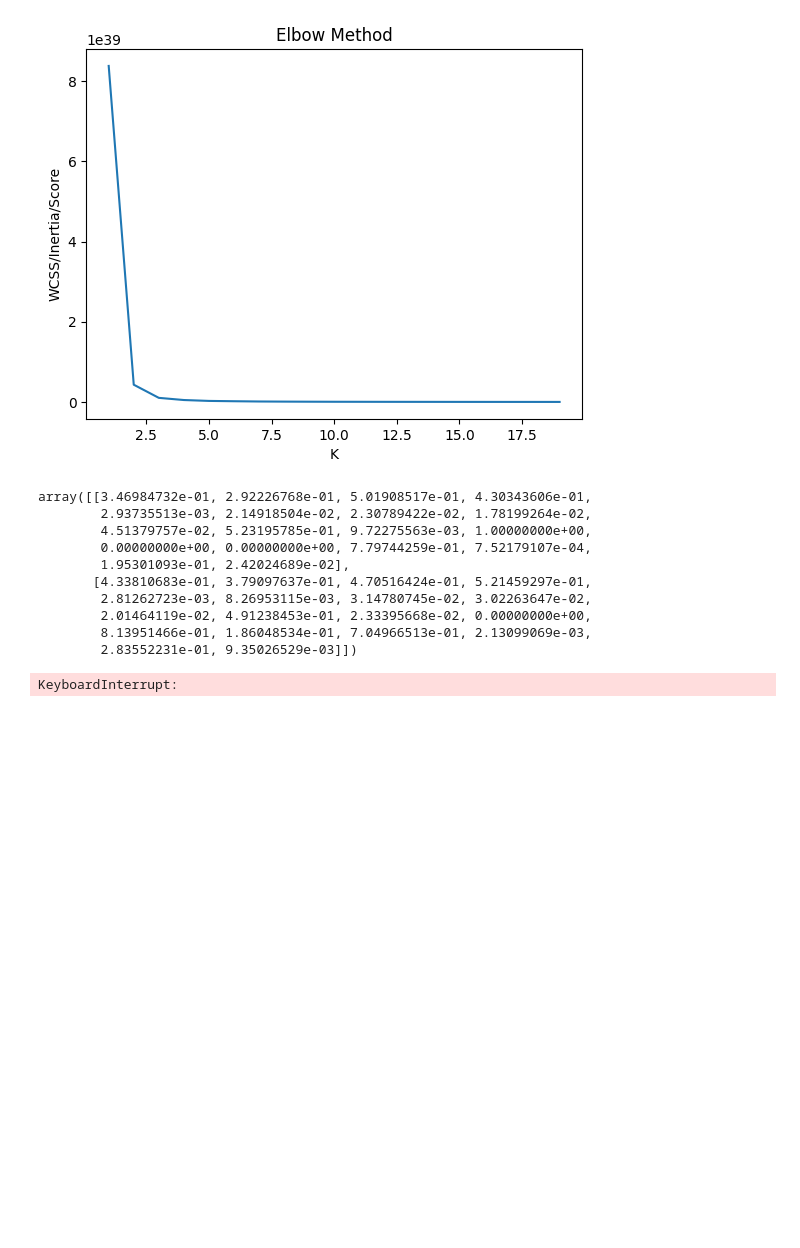
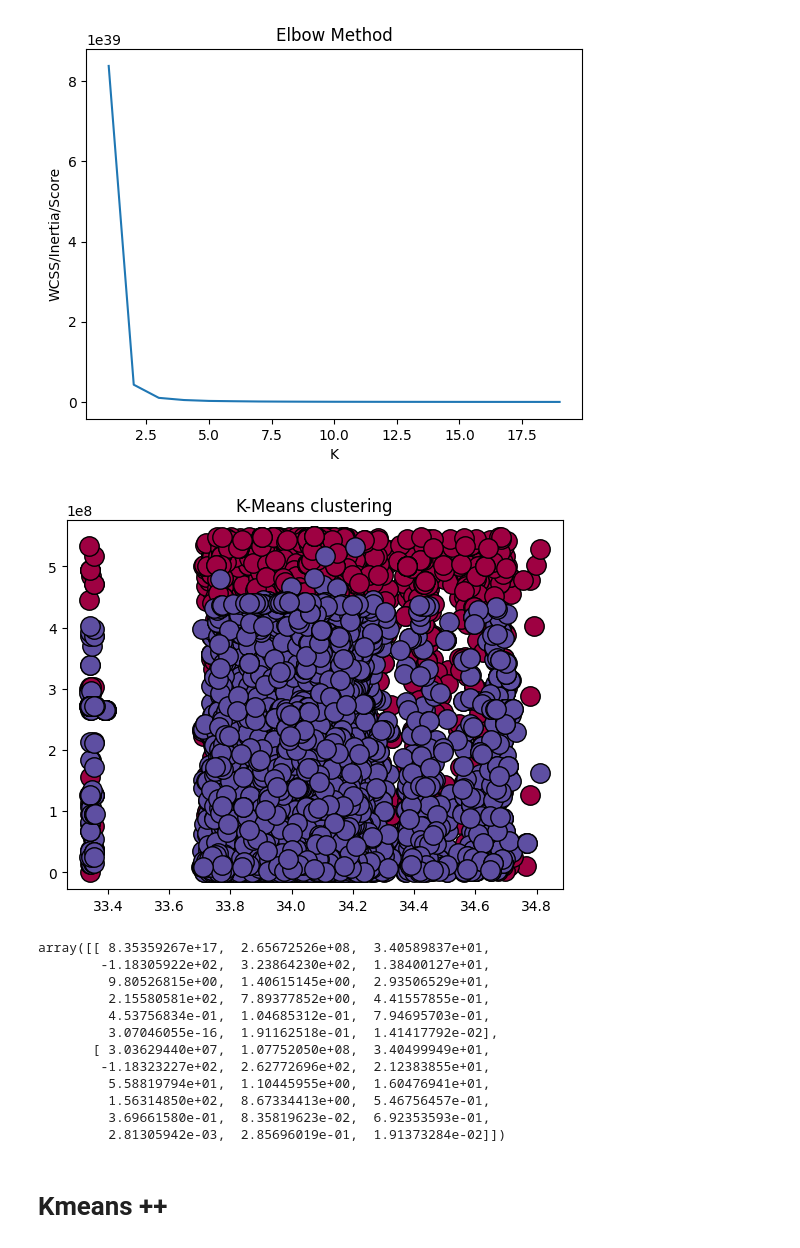
Before and after one commit to Moni-Ib/data-analytics, a Jupyter notebook: notebooks/activity_kmeans.ipynb, the cells around one changed output. Cells and saved outputs as stored; diff of their text form; code cells hidden in the pictures; blank space fills up the shorter version.

Commit message:
kmeans

```diff
--- a/notebooks/activity_kmeans.ipynb
+++ b/notebooks/activity_kmeans.ipynb
@@ -118,7 +118,7 @@ X=min_max_scaler.fit_transform(df)
 # %%
 from sklearn.cluster import KMeans
 
-k = 2
+k = 3
 kmeans = KMeans(n_clusters = k, random_state  = 42).fit(df)
 # %%
 print("Points: ", kmeans.labels_)
@@ -150,6 +150,23 @@ plt.ylabel("WCSS/Inertia/Score")
 plt.show()
 # %% [output]
 [figure]
+# %%
+model=KMeans(n_clusters=2, init='random')
+model= model.fit(df)
+grupos = model.predict(df)
+centroids=model.cluster_centers_
+# %%
+df['kmeans']=grupos
+# %%
+unique_labels = set(grupos)
+colors = [plt.cm.Spectral(each) for each in np.linspace(0, 1, len(unique_labels))]
+for k, col in zip(unique_labels, colors):
+    xy = df[df['kmeans']==k].values
+    plt.plot(xy[:, 2],xy[:, 1],"o",markerfacecolor=tuple(col),markeredgecolor="k",markersize=14,)
+plt.title(f"K-Means clustering")
+plt.show()
+# %% [output]
+[figure, added]
 # %%
 def kmeans(X, k):
 
@@ -188,39 +205,17 @@ def kmeans(X, k):
 # %%
 centroids
 # %% [output]
-array([[3.46984732e-01, 2.92226768e-01, 5.01908517e-01, 4.30343606e-01,
-        2.93735513e-03, 2.14918504e-02, 2.30789422e-02, 1.78199264e-02,
-        4.51379757e-02, 5.23195785e-01, 9.72275563e-03, 1.00000000e+00,
-        0.00000000e+00, 0.00000000e+00, 7.79744259e-01, 7.52179107e-04,
-        1.95301093e-01, 2.42024689e-02],
-       [4.33810683e-01, 3.79097637e-01, 4.70516424e-01, 5.21459297e-01,
-        2.81262723e-03, 8.26953115e-03, 3.14780745e-02, 3.02263647e-02,
-        2.01464119e-02, 4.91238453e-01, 2.33395668e-02, 0.00000000e+00,
-        8.13951466e-01, 1.86048534e-01, 7.04966513e-01, 2.13099069e-03,
-        2.83552231e-01, 9.35026529e-03]])
+array([[ 8.35359267e+17,  2.65672526e+08,  3.40589837e+01,
+        -1.18305922e+02,  3.23864230e+02,  1.38400127e+01,
+         9.80526815e+00,  1.40615145e+00,  2.93506529e+01,
+         2.15580581e+02,  7.89377852e+00,  4.41557855e-01,
+         4.53756834e-01,  1.04685312e-01,  7.94695703e-01,
+         3.07046055e-16,  1.91162518e-01,  1.41417792e-02],
+       [ 3.03629440e+07,  1.07752050e+08,  3.40499949e+01,
+        -1.18323227e+02,  2.62772696e+02,  2.12383855e+01,
+         5.58819794e+01,  1.10445955e+00,  1.60476941e+01,
+         1.56314850e+02,  8.67334413e+00,  5.46756457e-01,
+         3.69661580e-01,  8.35819623e-02,  6.92353593e-01,
+         2.81305942e-03,  2.85696019e-01,  1.91373284e-02]])
-# %%
-from sklearn.manifold import TSNE
-import matplotlib.pyplot as plt
-import seaborn as sns
-
-# Reducción de dimensionalidad con t-SNE
-tsne = TSNE(n_components=2, random_state=42)
-X_tsne = tsne.fit_transform(X)
-
-# Asignar los puntos a los clusters usando la función kmeans
-points, _ = kmeans(X, 3)
-
-# Crear DataFrame con los resultados de t-SNE y los clústeres asignados
-df_tsne = pd.DataFrame(X_tsne, columns=['Dimension 1', 'Dimension 2'])
-df_tsne['Cluster'] = points
-
-# Crear el gráfico de dispersión
-plt.figure(figsize=(10, 8))
-sns.scatterplot(x='Dimension 1', y='Dimension 2', hue='Cluster', palette='tab20', data=df_tsne)
-plt.title('Visualización de Clústeres con t-SNE')
-plt.xlabel('Dimensión 1')
-plt.ylabel('Dimensión 2')
-plt.legend(title='Cluster')
-plt.show()
-# %% [output]
-KeyboardInterrupt:
+# %% [markdown]
+# Kmeans ++
```
Also changed, not shown: parts of 14 cells of this notebook.
